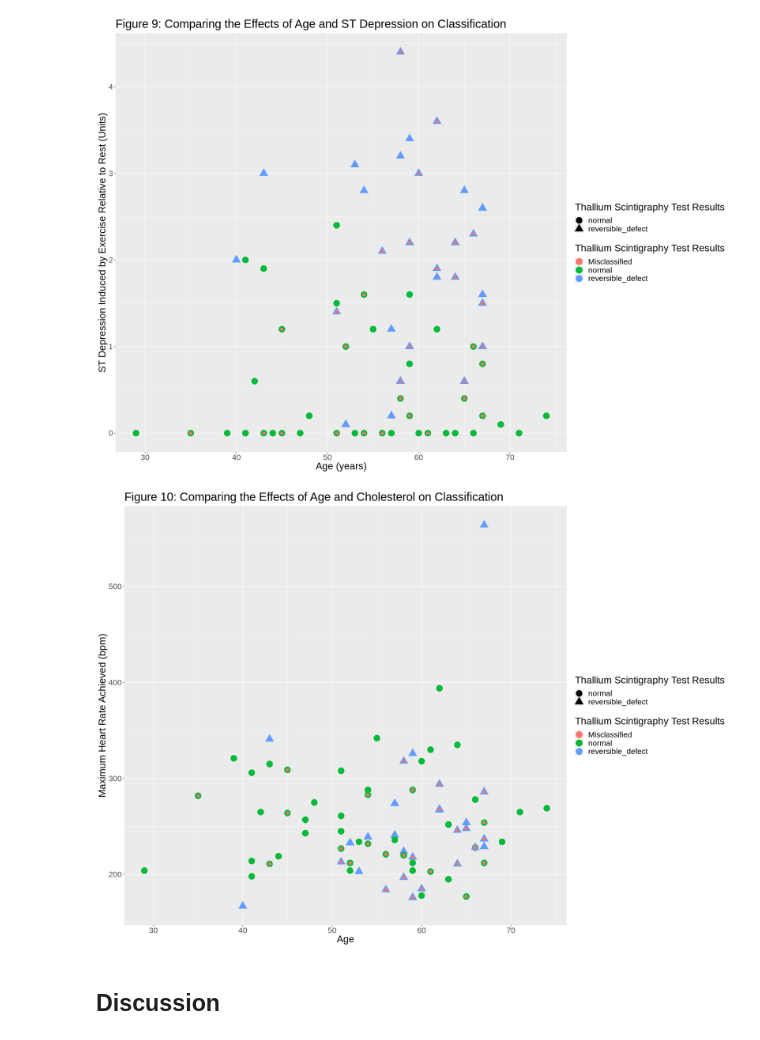
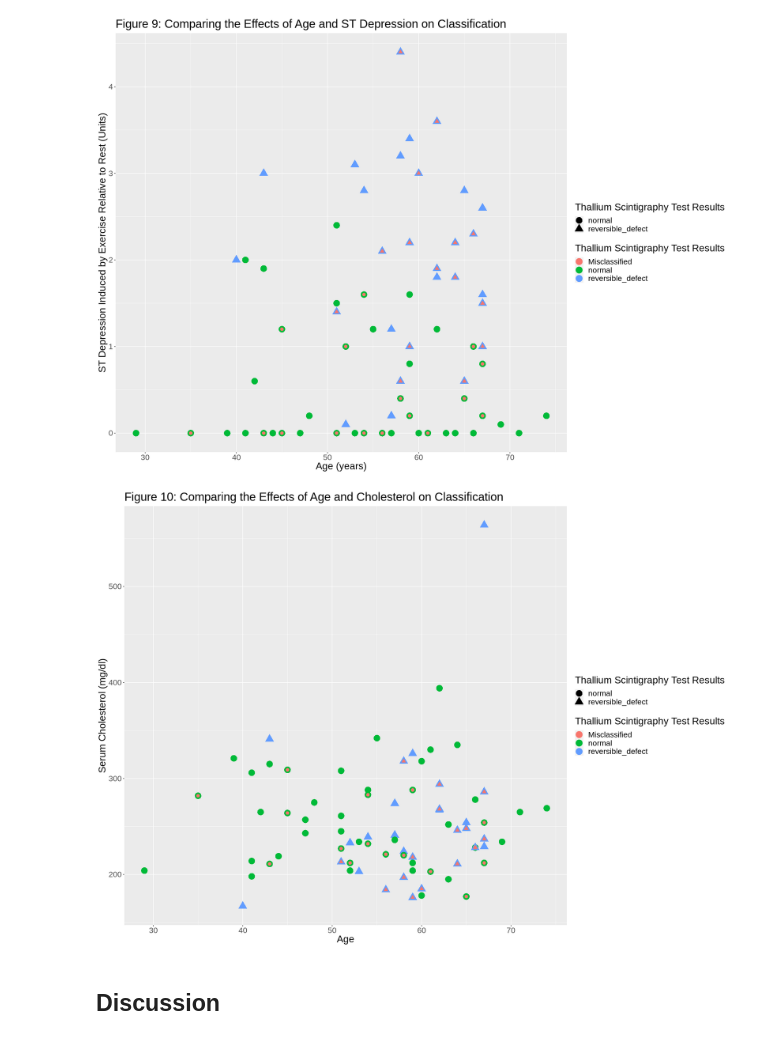
Before and after one commit to alanwake83/DSCI_group30_project, a Jupyter notebook: project_report.ipynb, the cells around one changed output. Cells and saved outputs as stored; diff of their text form; code cells hidden in the pictures.

```diff
--- a/project_report.ipynb
+++ b/project_report.ipynb
@@ -415,14 +440,14 @@ misclass_plot_3_pred
 # %%
 misclass_plot_2_pred <- ggplot(cleveland_predictions, aes(x = age, y = chol, color = .pred_class, shape = .pred_class)) +
                 geom_point(size = 6) +
                 geom_point(data = cleveland_misclass, aes(x = age, y = chol, color = 'Misclassified'), size = 3) +
-                labs(x = "Age", y = "Maximum Heart Rate Achieved (bpm)",
+                labs(x = "Age", y = "Serum Cholesterol (mg/dl)",
                      title = "Figure 10: Comparing the Effects of Age and Cholesterol on Classification",
                      color = "Thallium Scintigraphy Test Results", shape = "Thallium Scintigraphy Test Results") +
                 theme(text = element_text(size = 20))
 misclass_plot_2_pred
 # %% [output]
-[figure, old version]
+[figure, new version]
 # %% [markdown]
 ## Discussion
 # %% [markdown]
```
Also changed, not shown: parts of 8 cells of this notebook.
